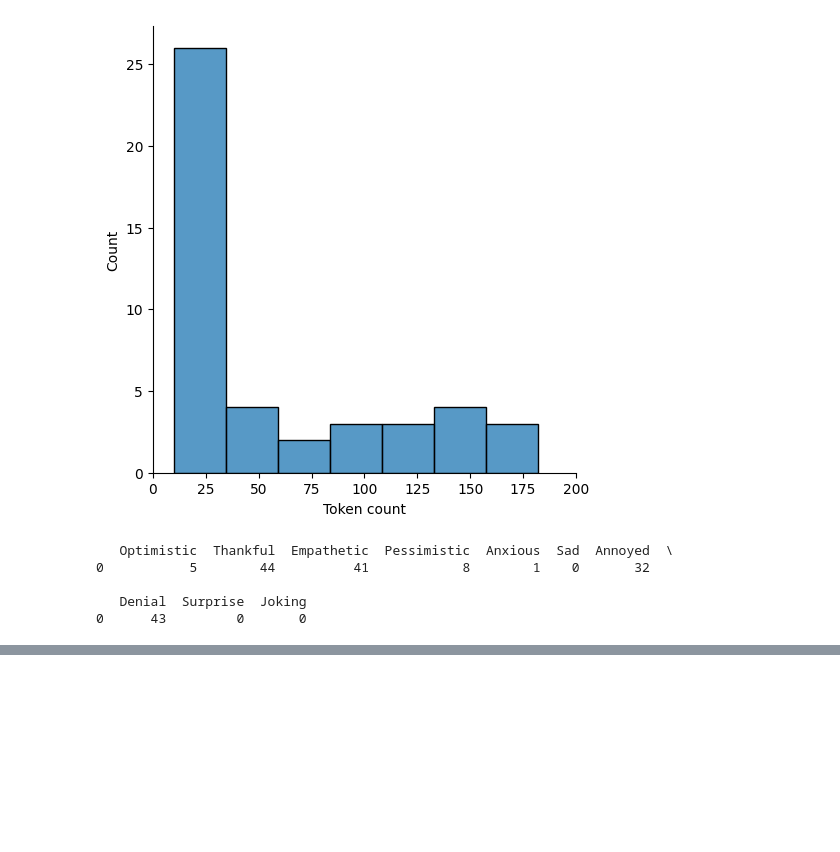
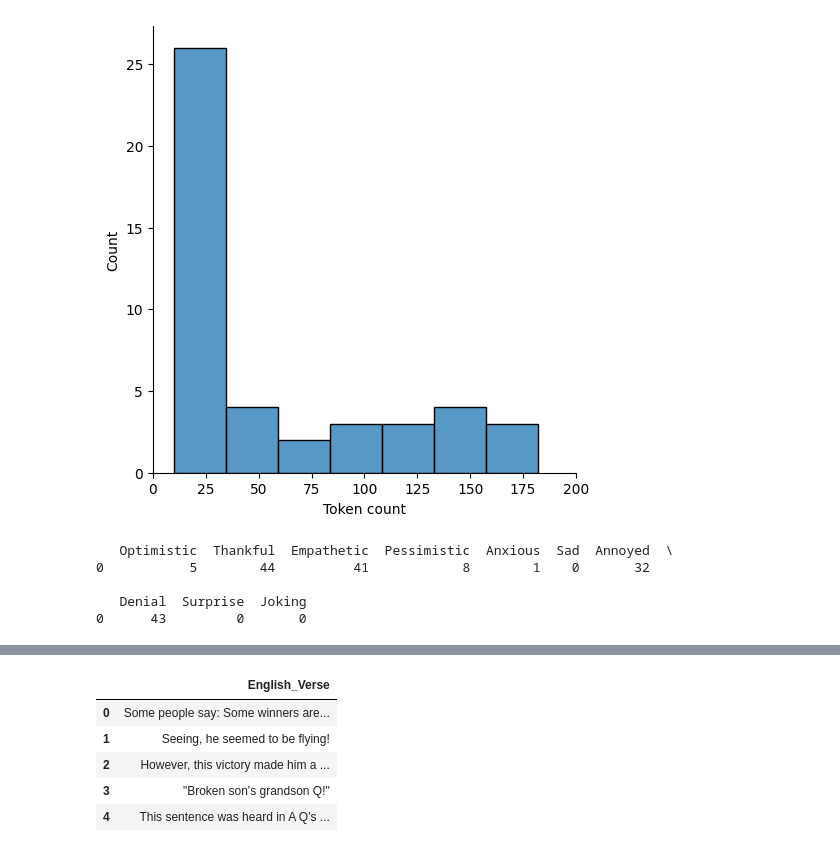
Before and after one commit to sydney-machine-learning/translationanalysis-Mandarin, a Jupyter notebook: sentiment_analysis.ipynb, the cells around one changed output, grey strips where cells are left out. Cells and saved outputs as stored; diff of their text form; code cells hidden in the pictures; blank space fills up the shorter version.

```diff
--- a/sentiment_analysis.ipynb
+++ b/sentiment_analysis.ipynb
@@ -355,0 +380,21 @@ print(df_count_hsien.head())
+# %%
+#google translate chapter four sentiment analysis
+
+
+#clean the new dataset
+#get the file path for the google translate version
+file_path_four_google = '/Users/wangxuechun/unsw/UNSW-Thesis-/chapter_4_trans.csv'
+#construct a dataframe
+df_four_google = pd.read_csv(file_path_four_google)
+#drop the Chinese_verse, and keep the translated English Verse
+# Assuming df is your DataFrame and 'ColumnToDrop' is the name of the column you want to drop
+df_four_google = df_four_google.drop('Chinese_verse', axis=1)
+
+df_four_google.head()
+# %% [output]
+|  | English_Verse |
+| 0 | Some people say: Some winners are... |
+| 1 | Seeing, he seemed to be flying! |
+| 2 | However, this victory made him a ... |
+| 3 | "Broken son's grandson Q!" |
+| 4 | This sentence was heard in A Q's ... |
```
Also changed, not shown: parts of 5 cells of this notebook.
